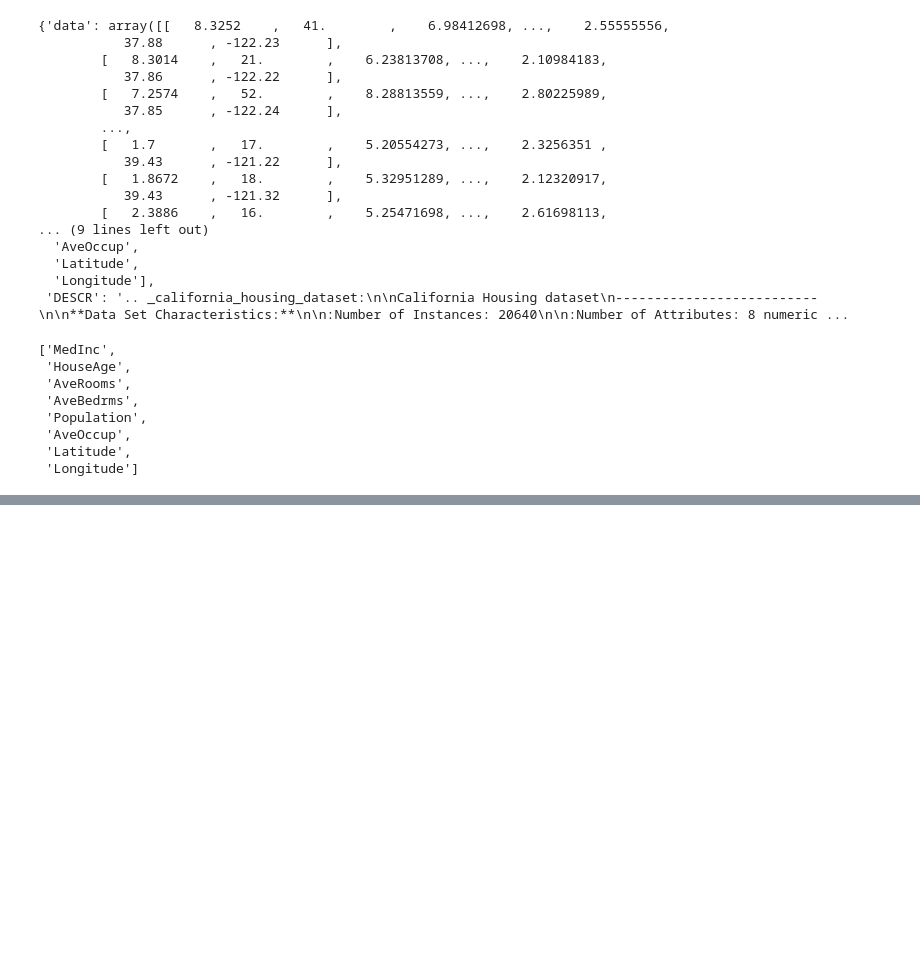
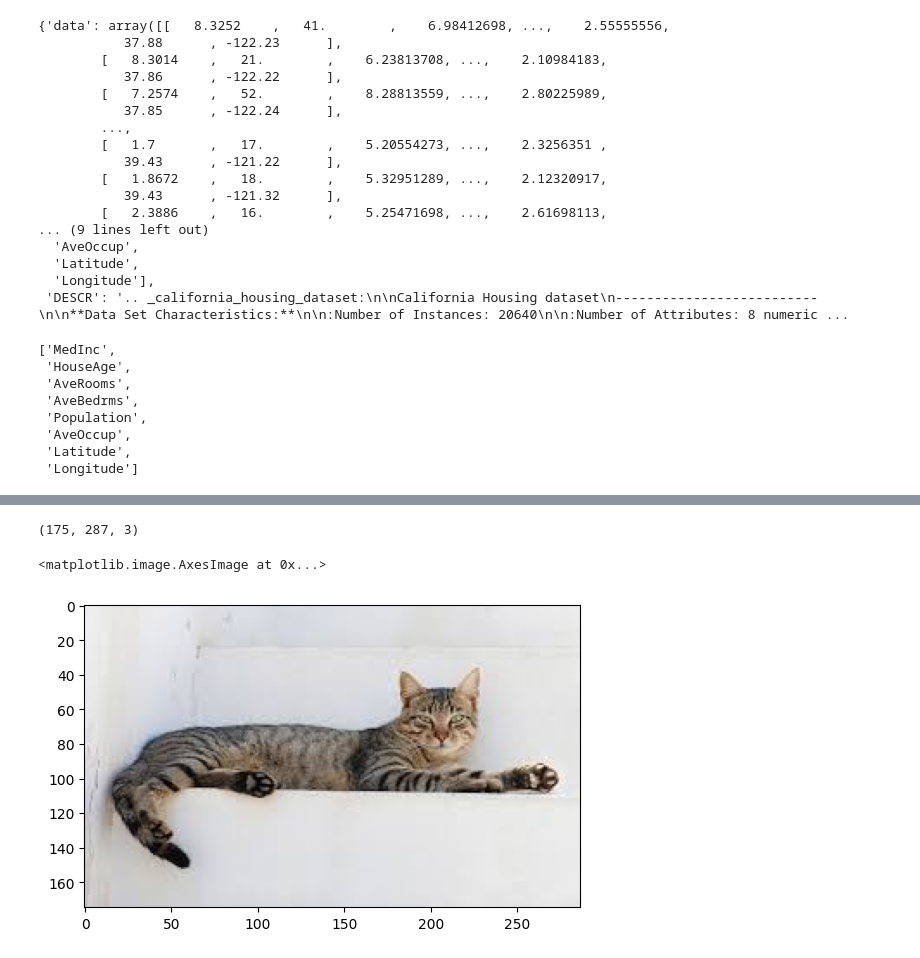
Before and after one commit to poporago/study_repo, a Jupyter notebook: 04.visualization/colormap.ipynb, the cells around one changed output, grey strips where cells are left out. Drawn from its saved outputs; the diff is of its cells as text; code cells hidden in the pictures; blank space fills up the shorter version.

```diff
--- a/04.visualization/colormap.ipynb
+++ b/04.visualization/colormap.ipynb
@@ -208,0 +228,10 @@ IndexError: index 8 is out of bounds for axis 0 with size 8
+# %%
+image_path = r"C:\Users\inbody\Desktop\cat.jpg"
+image = Image.open(image_path)
+imarray = np.array(image)
+print(imarray.shape)
+plt.imshow(image)
+# %% [output]
+(175, 287, 3)
+<matplotlib.image.AxesImage at 0x...>
+[figure, added]
```
Also changed, not shown: parts of 5 cells of this notebook, 7 other files.
